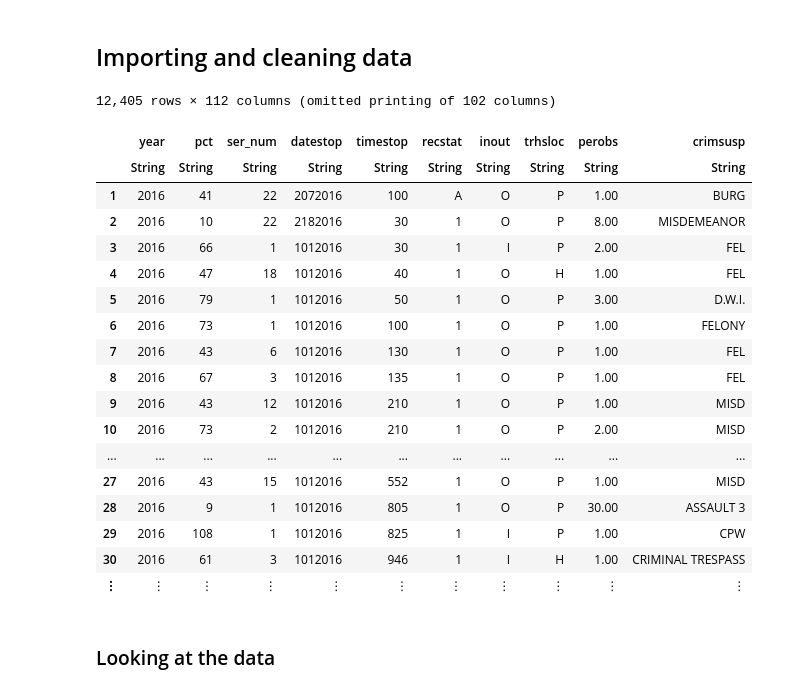
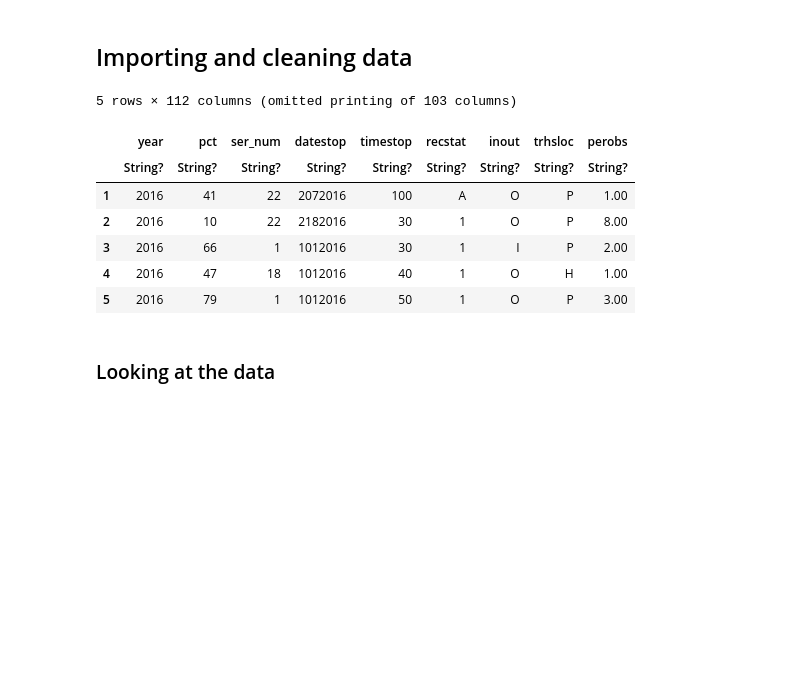
Before and after one commit to computational-social-science-zurich/sicss-zurich, a Jupyter notebook: notebooks/j1b-intro-data-analysis.ipynb, the cells around one changed output. Drawn from its saved outputs; the diff is of its cells as text; code cells hidden in the pictures; blank space fills up the shorter version.

```diff
--- a/notebooks/j1b-intro-data-analysis.ipynb
+++ b/notebooks/j1b-intro-data-analysis.ipynb
@@ -42,26 +43,18 @@ We will explore the connection between the following variables:
 # %%
 # Get the file from URL
 url = "https://www1.nyc.gov/assets/nypd/downloads/excel/analysis_and_planning/stop-question-frisk/sqf-2016.csv"
-df = DataFrame(CSV.File(HTTP.get(url).body))
+data = DataFrame(CSV.File(HTTP.get(url).body))
+data = data[1:end-1,:]
+df =  allowmissing(data)
+first(df, 5)
 # %% [output]
-12,405 rows × 112 columns (omitted printing of 102 columns)
+5 rows × 112 columns (omitted printing of 103 columns)
-|  | year | pct | ser_num | datestop | timestop | recstat | inout | trhsloc | perobs | crimsusp |
-|  | String | String | String | String | String | String | String | String | String | String |
-| 1 | 2016 | 41 | 22 | 2072016 | 100 | A | O | P | 1.00 | BURG |
-| 2 | 2016 | 10 | 22 | 2182016 | 30 | 1 | O | P | 8.00 | MISDEMEANOR |
-| 3 | 2016 | 66 | 1 | 1012016 | 30 | 1 | I | P | 2.00 | FEL |
-| 4 | 2016 | 47 | 18 | 1012016 | 40 | 1 | O | H | 1.00 | FEL |
-| 5 | 2016 | 79 | 1 | 1012016 | 50 | 1 | O | P | 3.00 | D.W.I. |
-| 6 | 2016 | 73 | 1 | 1012016 | 100 | 1 | O | P | 1.00 | FELONY |
-| 7 | 2016 | 43 | 6 | 1012016 | 130 | 1 | O | P | 1.00 | FEL |
-| 8 | 2016 | 67 | 3 | 1012016 | 135 | 1 | O | P | 1.00 | FEL |
-| 9 | 2016 | 43 | 12 | 1012016 | 210 | 1 | O | P | 1.00 | MISD |
-| 10 | 2016 | 73 | 2 | 1012016 | 210 | 1 | O | P | 2.00 | MISD |
-| ... | ... | ... | ... | ... | ... | ... | ... | ... | ... | ... |
-| 27 | 2016 | 43 | 15 | 1012016 | 552 | 1 | O | P | 1.00 | MISD |
-| 28 | 2016 | 9 | 1 | 1012016 | 805 | 1 | O | P | 30.00 | ASSAULT 3 |
-| 29 | 2016 | 108 | 1 | 1012016 | 825 | 1 | I | P | 1.00 | CPW |
-| 30 | 2016 | 61 | 3 | 1012016 | 946 | 1 | I | H | 1.00 | CRIMINAL TRESPASS |
-| ⋮ | ⋮ | ⋮ | ⋮ | ⋮ | ⋮ | ⋮ | ⋮ | ⋮ | ⋮ | ⋮ |
+|  | year | pct | ser_num | datestop | timestop | recstat | inout | trhsloc | perobs |
+|  | String? | String? | String? | String? | String? | String? | String? | String? | String? |
+| 1 | 2016 | 41 | 22 | 2072016 | 100 | A | O | P | 1.00 |
+| 2 | 2016 | 10 | 22 | 2182016 | 30 | 1 | O | P | 8.00 |
+| 3 | 2016 | 66 | 1 | 1012016 | 30 | 1 | I | P | 2.00 |
+| 4 | 2016 | 47 | 18 | 1012016 | 40 | 1 | O | H | 1.00 |
+| 5 | 2016 | 79 | 1 | 1012016 | 50 | 1 | O | P | 3.00 |
 # %% [markdown]
 ### Looking at the data
```
Also changed, not shown: parts of 23 cells of this notebook.
